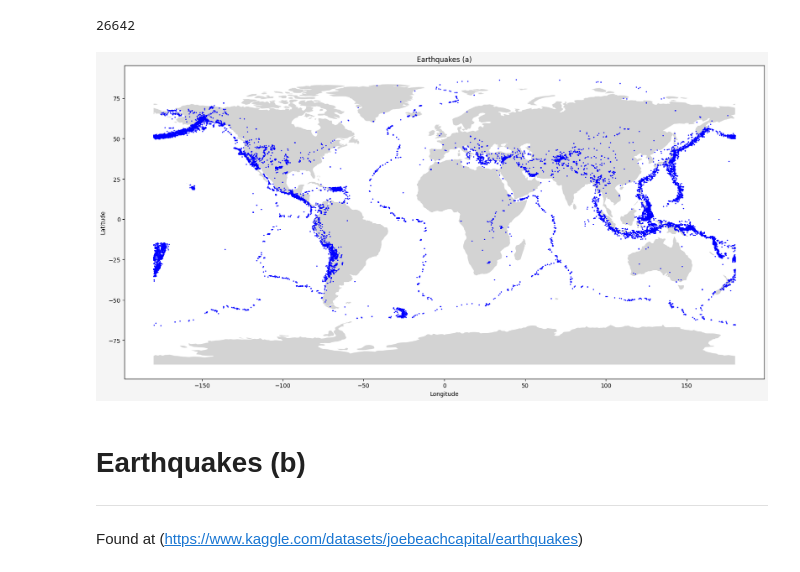
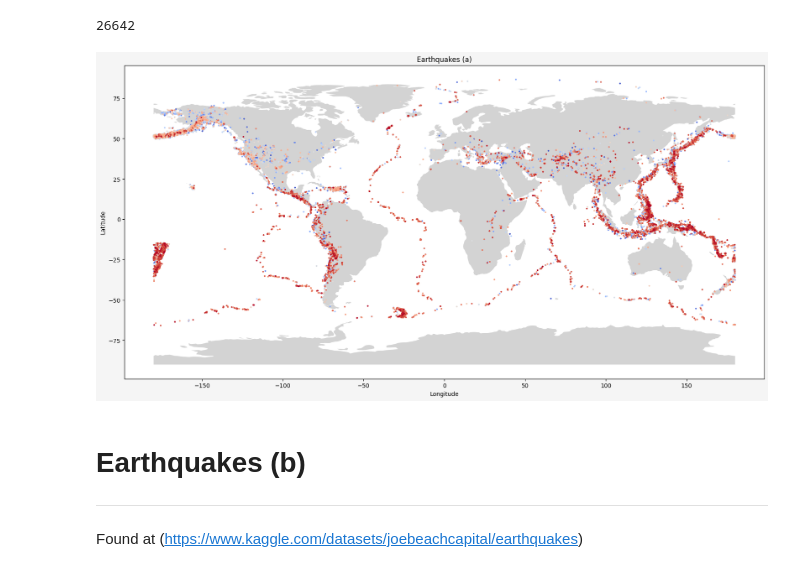
Before and after one commit to janiejestemja/geo, a Jupyter notebook: eda_sketch.ipynb, the cells around one changed output. Cells and saved outputs as stored; diff of their text form; code cells hidden in the pictures.

```diff
--- a/eda_sketch.ipynb
+++ b/eda_sketch.ipynb
@@ -195,23 +234,23 @@ eq_a_gdf = gpd.GeoDataFrame(eq_a_df, geometry=eq_a_geometry)
 # %%
 # Creating the figure and axes with Matplotlib
 fig, ax = plt.subplots(figsize=(16, 9), facecolor="whitesmoke", layout="constrained")
 
 # Plotting the world basemap on the axes
 world.plot(ax=ax, color="lightgray")
 
 # Plotting gdf
-eq_a_gdf.plot(ax=ax, marker="o", color="blue", markersize=1)
+eq_a_gdf.plot(ax=ax, marker="o", c=eq_a_gdf["mag"], cmap="coolwarm", markersize=3)
 
 # Adding titles, labels, etc...
 ax.set_title("Earthquakes (a)")
 ax.set_xlabel("Longitude")
 ax.set_ylabel("Latitude")
 
 # Show the plot
 plt.savefig("world_eq_a.png")
 plt.show()
 # %% [output]
-[figure, old version]
+[figure, new version]
 # %% [markdown]
 # Earthquakes (b)
 ---
```
Also changed, not shown: parts of 28 cells of this notebook, 1 other file.
